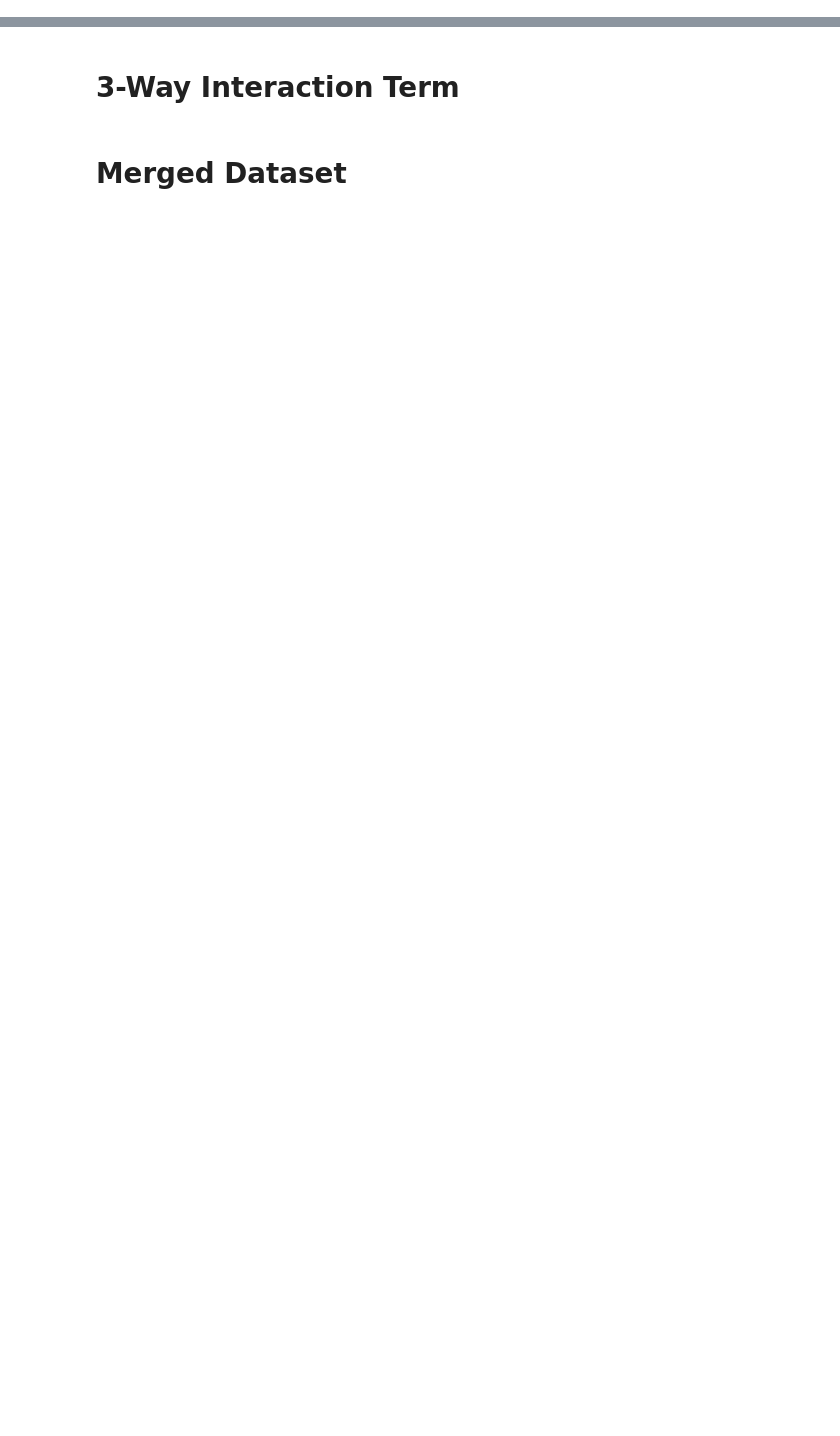
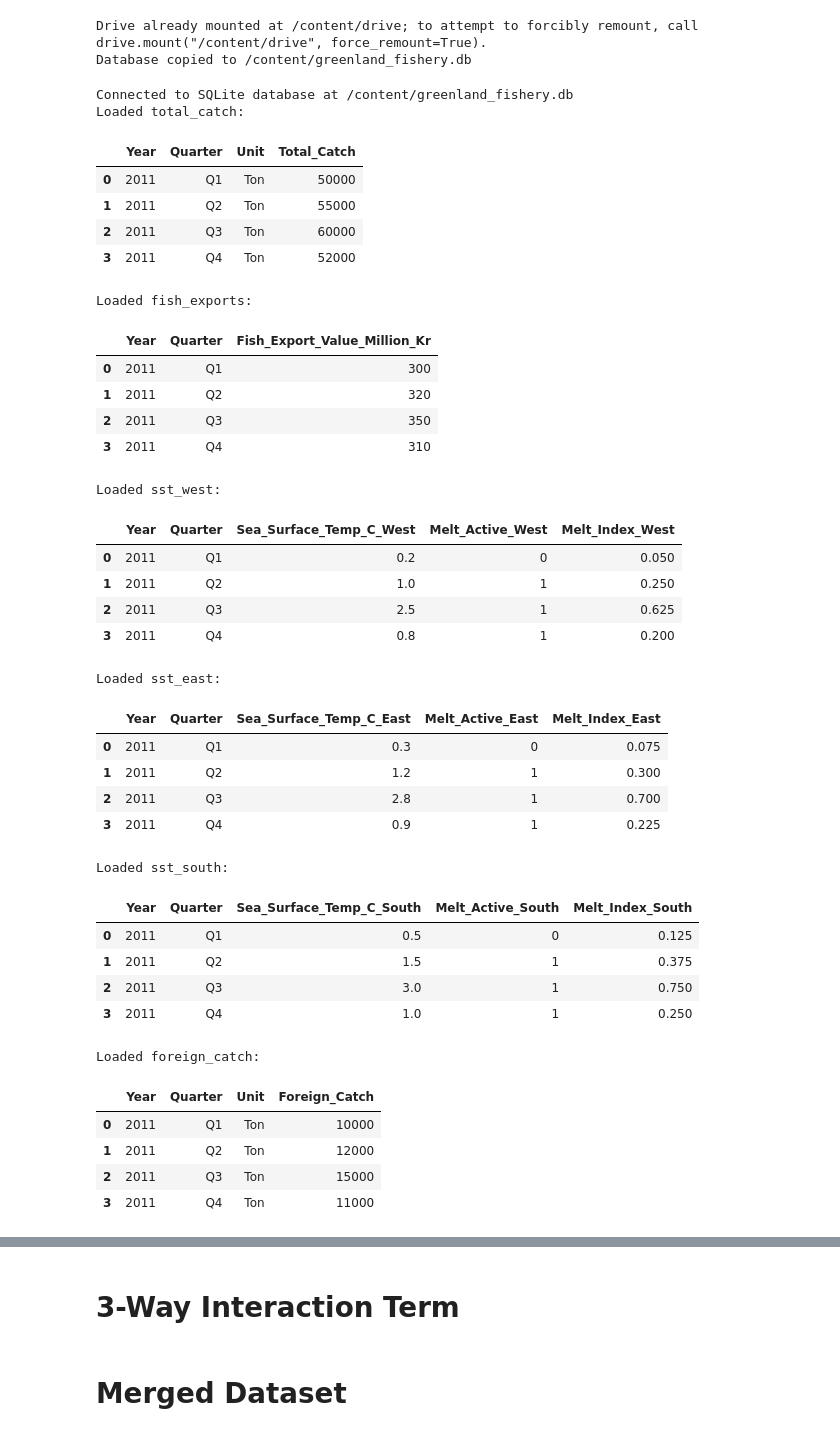
Before and after one commit to ccspen21/greenland-fishery-nowcast-2025, a Jupyter notebook: model_fitting_diagnostics.ipynb, the cells around one changed output, grey strips where cells are left out. Cells and saved outputs as stored; diff of their text form; code cells hidden in the pictures; blank space fills up the shorter version.

```diff
--- a/model_fitting_diagnostics.ipynb
+++ b/model_fitting_diagnostics.ipynb
@@ -1,7 +1,15 @@
 # %% [markdown]
 <a href="https://colab.research.google.com/github/ccspen21/greenland-fishery-nowcast-2025/blob/main/model_fitting_diagnostics.ipynb" target="_parent"><img src="https://colab.research.google.com/assets/colab-badge.svg" alt="Open In Colab"/></a>
 # %%
-!pip install pandas sqlite3 scikit-learn matplotlib
+# Install required packages
+!pip install pandas scikit-learn matplotlib
+
+# Clone the repository
+!git clone https://github.com/ccspen21/greenland-fishery-nowcast-2025.git
+
+%cd /content/greenland-fishery-nowcast-2025
+
+# Import required libraries
 import os
 import pandas as pd
 import sqlite3
@@ -16,5 +24,5 @@ from IPython.display import display
 # Ensure compatibility with Colab and GitHub
 !apt-get update && apt-get install -y iputils-ping
 
-# Define a configurable database path
-DB_PATH = os.getenv("DB_PATH", "greenland_fishery.db")
+# Define a configurable database path (pointing to Google Drive)
+DB_PATH = os.getenv("DB_PATH", "/content/drive/MyDrive/greenland_fishery.db")
@@ -21,20 +47,39 @@ DB_PATH = os.getenv("DB_PATH", "greenland_fishery.db")
+# %%
+from google.colab import drive
+drive.mount('/content/drive')
+
+# Copy the database file from Google Drive to the current session
+import subprocess
+
+try:
+    subprocess.run(["cp", DB_PATH, "/content/greenland_fishery.db"], check=True)
+    print("Database copied to /content/greenland_fishery.db")
+except subprocess.CalledProcessError as e:
+    print(f"Error copying database from {DB_PATH} to /content/greenland_fishery.db: {e}")
+    raise
+# %% [output]
+Drive already mounted at /content/drive; to attempt to forcibly remount, call drive.mount("/content/drive", force_remount=True).
+Database copied to /content/greenland_fishery.db
 # %%
 # Connect to the database
 try:
-    conn = sqlite3.connect(DB_PATH)
+    conn = sqlite3.connect('/content/greenland_fishery.db')
     cursor = conn.cursor()
-    print(f"Connected to SQLite database at {DB_PATH}")
+    print("Connected to SQLite database at /content/greenland_fishery.db")
 except Exception as e:
     print(f"Error connecting to database: {e}")
     raise
 
-# Helper function to validate DataFrame against schema
+# Helper function to validate DataFrame against schema (aligned with setup_dataset.ipynb)
 def validate_dataframe(df, expected_columns, dtypes):
     if not all(col in df.columns for col in expected_columns):
         raise ValueError(f"DataFrame missing expected columns: {expected_columns}")
     for col, dtype in dtypes.items():
         if col in df.columns:
-            df[col] = df[col].astype(dtype)
+            if dtype == int:  # Handle integer conversion with NaN
+                df[col] = pd.to_numeric(df[col], errors='coerce').fillna(0).astype(int)
+            else:
+                df[col] = df[col].astype(dtype)
     if df.isnull().any().any():
         raise ValueError(f"DataFrame contains NaN values: {df.head()}")
     if df.empty:
@@ -42,30 +87,68 @@ def validate_dataframe(df, expected_columns, dtypes):
 
 # Load data from tables with validation
 tables = {
     "total_catch": (["Year", "Quarter", "Unit", "Total_Catch"], {"Year": int, "Quarter": str, "Unit": str, "Total_Catch": int}),
     "fish_exports": (["Year", "Quarter", "Fish_Export_Value_Million_Kr"], {"Year": int, "Quarter": str, "Fish_Export_Value_Million_Kr": int}),
     "sst_west": (["Year", "Quarter", "Sea_Surface_Temp_C_West", "Melt_Active_West", "Melt_Index_West"], {"Year": int, "Quarter": str, "Sea_Surface_Temp_C_West": float, "Melt_Active_West": int, "Melt_Index_West": float}),
     "sst_east": (["Year", "Quarter", "Sea_Surface_Temp_C_East", "Melt_Active_East", "Melt_Index_East"], {"Year": int, "Quarter": str, "Sea_Surface_Temp_C_East": float, "Melt_Active_East": int, "Melt_Index_East": float}),
     "sst_south": (["Year", "Quarter", "Sea_Surface_Temp_C_South", "Melt_Active_South", "Melt_Index_South"], {"Year": int, "Quarter": str, "Sea_Surface_Temp_C_South": float, "Melt_Active_South": int, "Melt_Index_South": float}),
     "foreign_catch": (["Year", "Quarter", "Unit", "Foreign_Catch"], {"Year": int, "Quarter": str, "Unit": str, "Foreign_Catch": int}),
 }
 
 dataframes = {}
 for table_name, (expected_columns, dtypes) in tables.items():
     try:
         df = pd.read_sql_query(f"SELECT * FROM {table_name}", conn)
         validate_dataframe(df, expected_columns, dtypes)
         dataframes[table_name] = df
         print(f"Loaded {table_name}:")
         display(df.head())
     except Exception as e:
         print(f"Error loading {table_name}: {e}")
         raise  # Stop execution to alert the user to fix the issue
 
 # Assign to variables expected by later cells
 df_clean = dataframes["total_catch"]
 df_fish_clean = dataframes["fish_exports"]
 df_sst_west_clean = dataframes["sst_west"]
 df_sst_east_clean = dataframes["sst_east"]
 df_sst_south_clean = dataframes["sst_south"]
 df_foreign_clean = dataframes["foreign_catch"]
+# %% [output]
+Connected to SQLite database at /content/greenland_fishery.db
+Loaded total_catch:
+|  | Year | Quarter | Unit | Total_Catch |
+| 0 | 2011 | Q1 | Ton | 50000 |
+| 1 | 2011 | Q2 | Ton | 55000 |
+| 2 | 2011 | Q3 | Ton | 60000 |
+| 3 | 2011 | Q4 | Ton | 52000 |
+Loaded fish_exports:
+|  | Year | Quarter | Fish_Export_Value_Million_Kr |
+| 0 | 2011 | Q1 | 300 |
+| 1 | 2011 | Q2 | 320 |
+| 2 | 2011 | Q3 | 350 |
+| 3 | 2011 | Q4 | 310 |
+Loaded sst_west:
+|  | Year | Quarter | Sea_Surface_Temp_C_West | Melt_Active_West | Melt_Index_West |
+| 0 | 2011 | Q1 | 0.2 | 0 | 0.050 |
+| 1 | 2011 | Q2 | 1.0 | 1 | 0.250 |
+| 2 | 2011 | Q3 | 2.5 | 1 | 0.625 |
+| 3 | 2011 | Q4 | 0.8 | 1 | 0.200 |
+Loaded sst_east:
+|  | Year | Quarter | Sea_Surface_Temp_C_East | Melt_Active_East | Melt_Index_East |
+| 0 | 2011 | Q1 | 0.3 | 0 | 0.075 |
+| 1 | 2011 | Q2 | 1.2 | 1 | 0.300 |
+| 2 | 2011 | Q3 | 2.8 | 1 | 0.700 |
+| 3 | 2011 | Q4 | 0.9 | 1 | 0.225 |
+Loaded sst_south:
+|  | Year | Quarter | Sea_Surface_Temp_C_South | Melt_Active_South | Melt_Index_South |
+| 0 | 2011 | Q1 | 0.5 | 0 | 0.125 |
+| 1 | 2011 | Q2 | 1.5 | 1 | 0.375 |
+| 2 | 2011 | Q3 | 3.0 | 1 | 0.750 |
+| 3 | 2011 | Q4 | 1.0 | 1 | 0.250 |
+Loaded foreign_catch:
+|  | Year | Quarter | Unit | Foreign_Catch |
+| 0 | 2011 | Q1 | Ton | 10000 |
+| 1 | 2011 | Q2 | Ton | 12000 |
+| 2 | 2011 | Q3 | Ton | 15000 |
+| 3 | 2011 | Q4 | Ton | 11000 |
```
Also changed, not shown: parts of 6 cells of this notebook.
